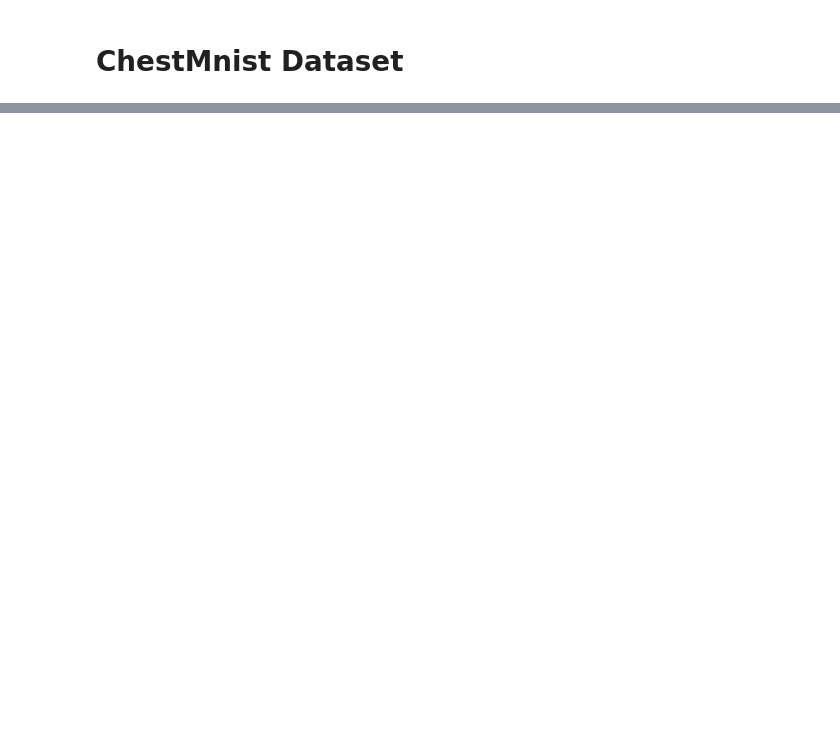
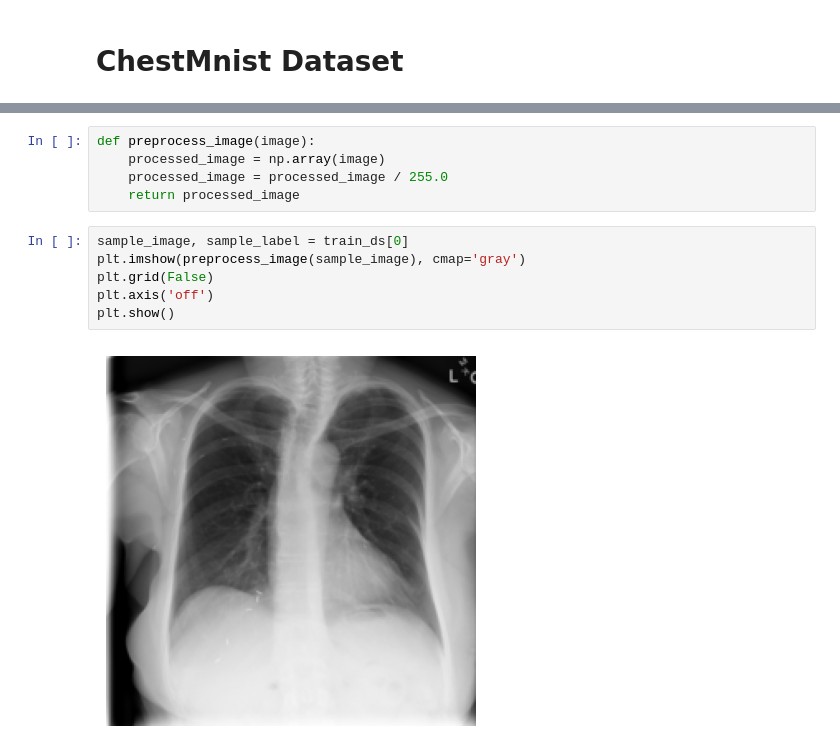
Before and after one commit to micichocki/umwdm, a Jupyter notebook: main.ipynb, the cells around one changed output, grey strips where cells are left out. Cells and saved outputs as stored; diff of their text form; blank space fills up the shorter version.

```diff
--- a/main.ipynb
+++ b/main.ipynb
@@ -13,0 +44,13 @@ dataset = ChestMNIST(root='./data', split='train', download=True)
+# %%
+def preprocess_image(image):
+    processed_image = np.array(image)
+    processed_image = processed_image / 255.0
+    return processed_image
+# %%
+sample_image, sample_label = train_ds[0]
+plt.imshow(preprocess_image(sample_image), cmap='gray')
+plt.grid(False)
+plt.axis('off')
+plt.show()
+# %% [output]
+[figure, added]
```
Also changed, not shown: parts of 6 cells of this notebook, 3 other files.
